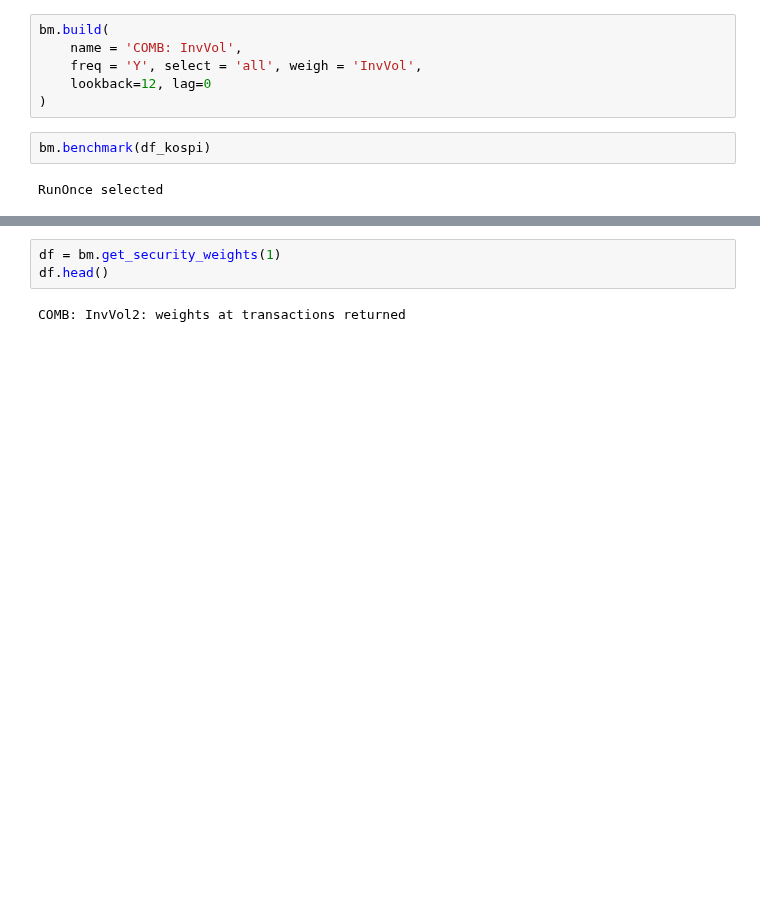
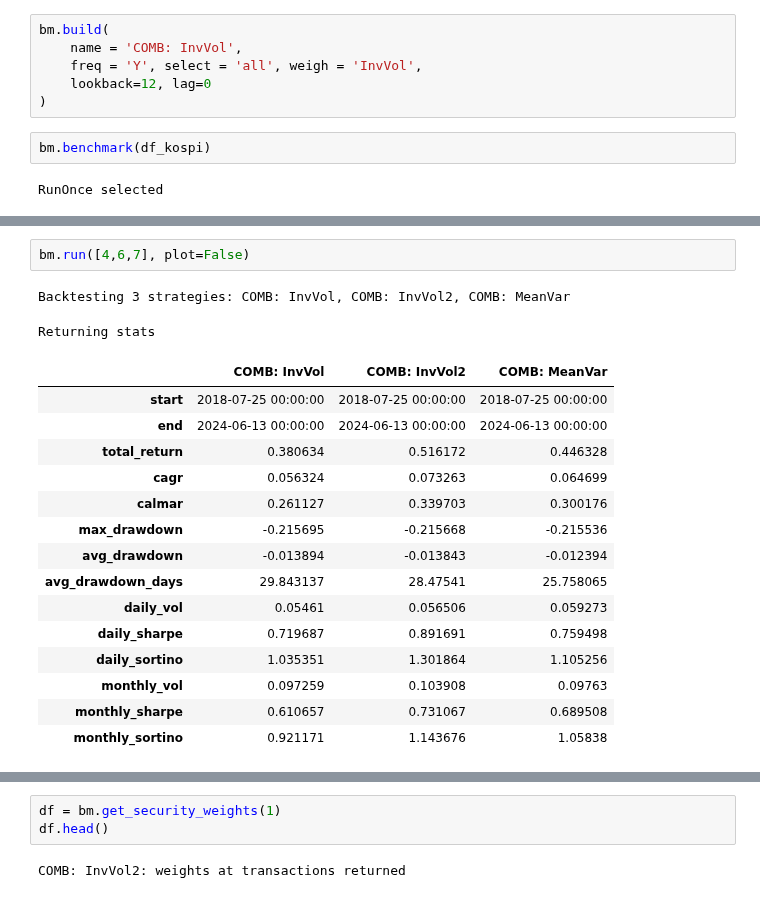
Before and after one commit to lbk209/portfolio, a Jupyter notebook: compare_funds.ipynb, the cells around one changed output, grey strips where cells are left out. Drawn from its saved outputs; the diff is of its cells as text; blank space fills up the shorter version.

```diff
--- a/compare_funds.ipynb
+++ b/compare_funds.ipynb
@@ -1634 +522,21 @@ Returning stats
+# %%
+bm.run([4,6,7], plot=False)
+# %% [output]
+Backtesting 3 strategies: COMB: InvVol, COMB: InvVol2, COMB: MeanVar
+Returning stats
+|  | COMB: InvVol | COMB: InvVol2 | COMB: MeanVar |
+| start | 2018-07-25 00:00:00 | 2018-07-25 00:00:00 | 2018-07-25 00:00:00 |
+| end | 2024-06-13 00:00:00 | 2024-06-13 00:00:00 | 2024-06-13 00:00:00 |
+| total_return | 0.380634 | 0.516172 | 0.446328 |
+| cagr | 0.056324 | 0.073263 | 0.064699 |
+| calmar | 0.261127 | 0.339703 | 0.300176 |
+| max_drawdown | -0.215695 | -0.215668 | -0.215536 |
+| avg_drawdown | -0.013894 | -0.013843 | -0.012394 |
+| avg_drawdown_days | 29.843137 | 28.47541 | 25.758065 |
+| daily_vol | 0.05461 | 0.056506 | 0.059273 |
+| daily_sharpe | 0.719687 | 0.891691 | 0.759498 |
+| daily_sortino | 1.035351 | 1.301864 | 1.105256 |
+| monthly_vol | 0.097259 | 0.103908 | 0.09763 |
+| monthly_sharpe | 0.610657 | 0.731067 | 0.689508 |
+| monthly_sortino | 0.921171 | 1.143676 | 1.05838 |
 # %%
```
Also changed, not shown: parts of 40 cells of this notebook, 2 other files.
